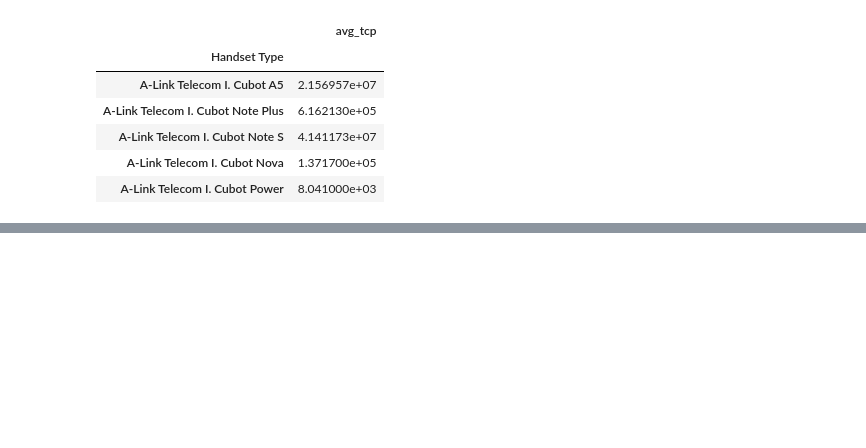
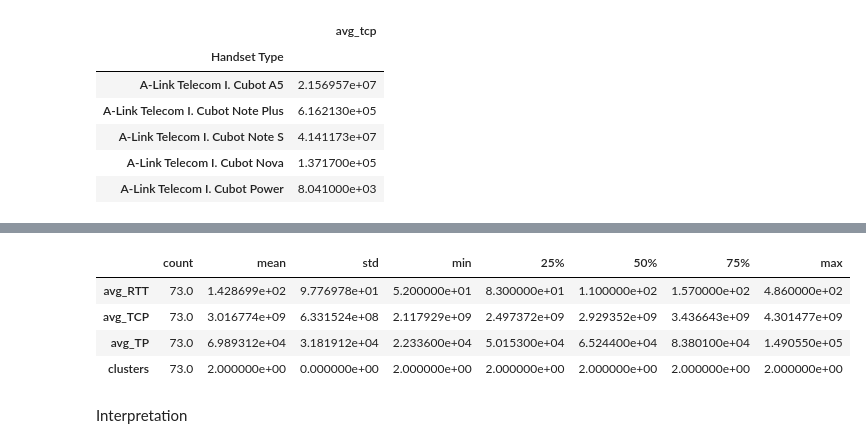
Before and after one commit to Keriii/week_1, a Jupyter notebook: notebook/User Experiance Analysis.ipynb, the cells around one changed output, grey strips where cells are left out. Saved outputs shown, nothing was run; the diff lists cells and outputs as text; code cells hidden in the pictures; blank space fills up the shorter version.

```diff
--- a/notebook/User Experiance Analysis.ipynb
+++ b/notebook/User Experiance Analysis.ipynb
@@ -245,0 +279,11 @@ Task 4.4 - Using the experience metrics above, perform a k-means clustering (whe
+# %%
+#cluster 3 description
+agg_experiance[agg_experiance['clusters']==2].describe().transpose()
+# %% [output]
+|  | count | mean | std | min | 25% | 50% | 75% | max |
+| avg_RTT | 73.0 | 1.428699e+02 | 9.776978e+01 | 5.200000e+01 | 8.300000e+01 | 1.100000e+02 | 1.570000e+02 | 4.860000e+02 |
+| avg_TCP | 73.0 | 3.016774e+09 | 6.331524e+08 | 2.117929e+09 | 2.497372e+09 | 2.929352e+09 | 3.436643e+09 | 4.301477e+09 |
+| avg_TP | 73.0 | 6.989312e+04 | 3.181912e+04 | 2.233600e+04 | 5.015300e+04 | 6.524400e+04 | 8.380100e+04 | 1.490550e+05 |
+| clusters | 73.0 | 2.000000e+00 | 0.000000e+00 | 2.000000e+00 | 2.000000e+00 | 2.000000e+00 | 2.000000e+00 | 2.000000e+00 |
+# %% [markdown]
+Interpretation
```
Also changed, not shown: parts of 8 cells of this notebook.
